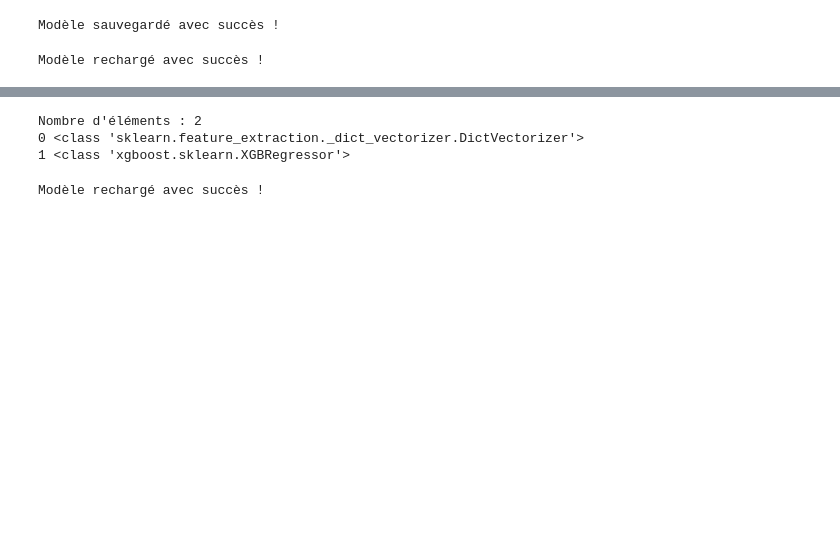
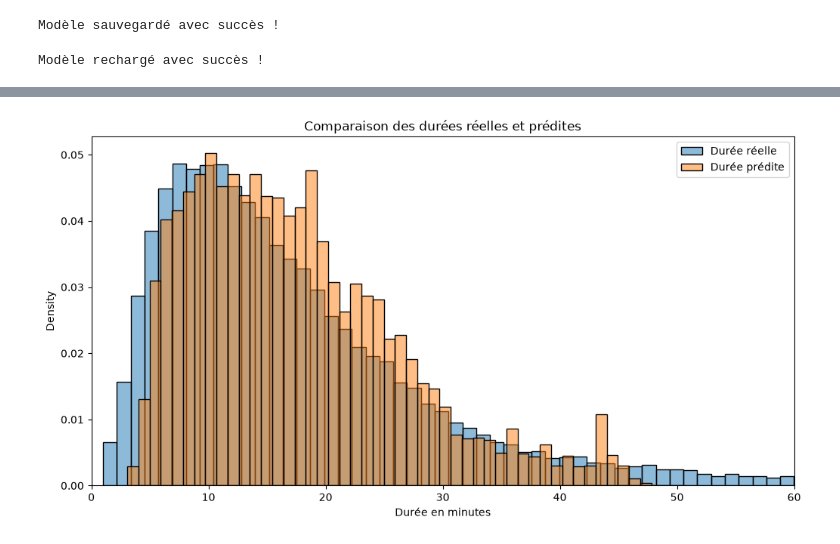
Before and after one commit to koutanalelo/learning-mlops, a Jupyter notebook: 05-duration-prediction.ipynb, the cells around one changed output, grey strips where cells are left out. Cells and saved outputs as stored; diff of their text form; code cells hidden in the pictures; blank space fills up the shorter version.

```diff
--- a/05-duration-prediction.ipynb
+++ b/05-duration-prediction.ipynb
@@ -306,16 +289,30 @@ print("Modèle chargé :", type(model))
-# %%
-print("Nombre d'éléments :", len(model))
-
-for i, element in enumerate(model):
-    print(i, type(element))
-# %% [output]
-Nombre d'éléments : 2
-0 <class 'sklearn.feature_extraction._dict_vectorizer.DictVectorizer'>
-1 <class 'xgboost.sklearn.XGBRegressor'>
-# %%
-with open("models/duration_model.bin", "rb") as f:
-    dv_loaded, model_loaded = pickle.load(f)
-
-print("Modèle rechargé avec succès !")
-# %% [output]
-Modèle rechargé avec succès !
+# %%
+import matplotlib.pyplot as plt
+import seaborn as sns
+
+plt.figure(figsize=(12, 6))
+
+sns.histplot(
+    y_val,
+    label="Durée réelle",
+    stat="density",
+    bins=50,
+    alpha=0.5
+)
+
+sns.histplot(
+    y_pred_xgb_2,
+    label="Durée prédite",
+    stat="density",
+    bins=50,
+    alpha=0.5
+)
+
+plt.xlabel("Durée en minutes")
+plt.ylabel("Density")
+plt.title("Comparaison des durées réelles et prédites")
+plt.legend()
+plt.xlim(0, 60)
+plt.show()
+# %% [output]
+[figure, added]
```
Also changed, not shown: parts of 12 cells of this notebook.
